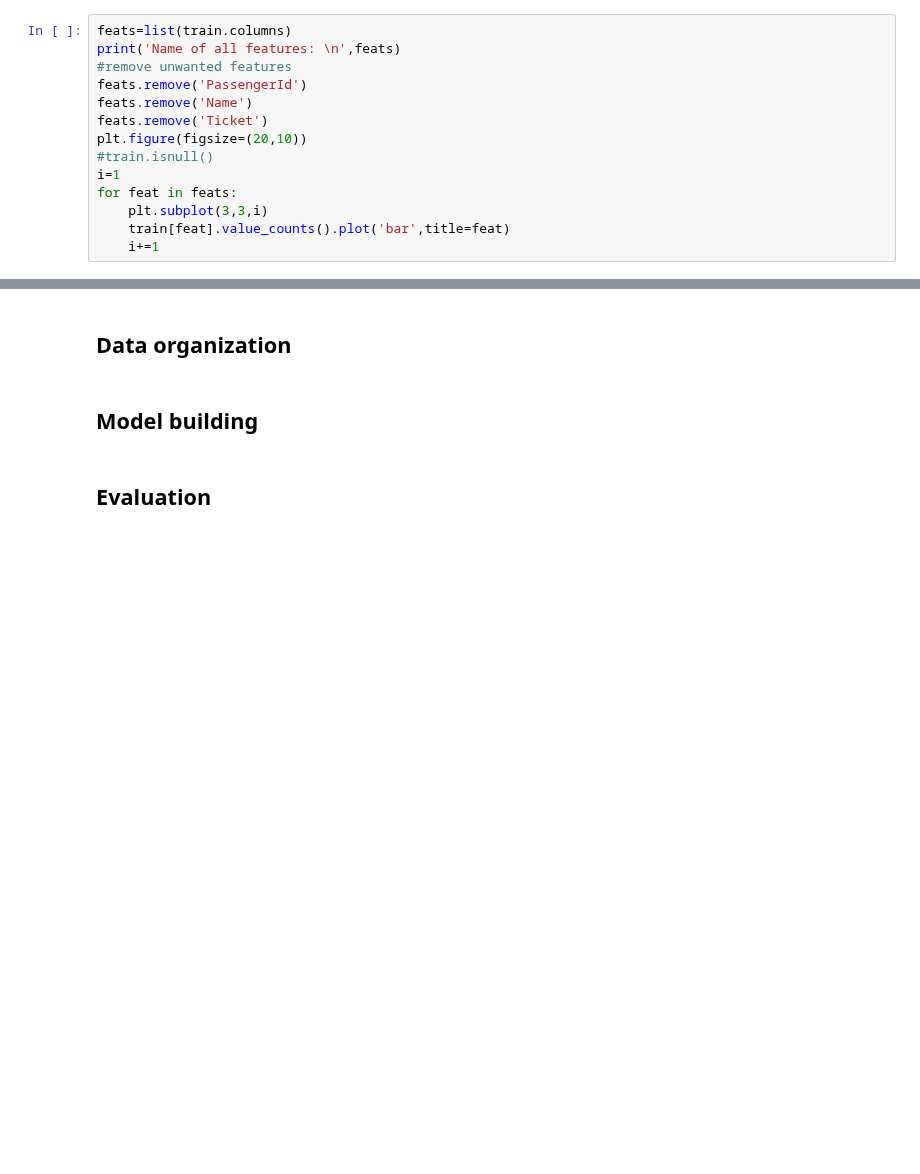
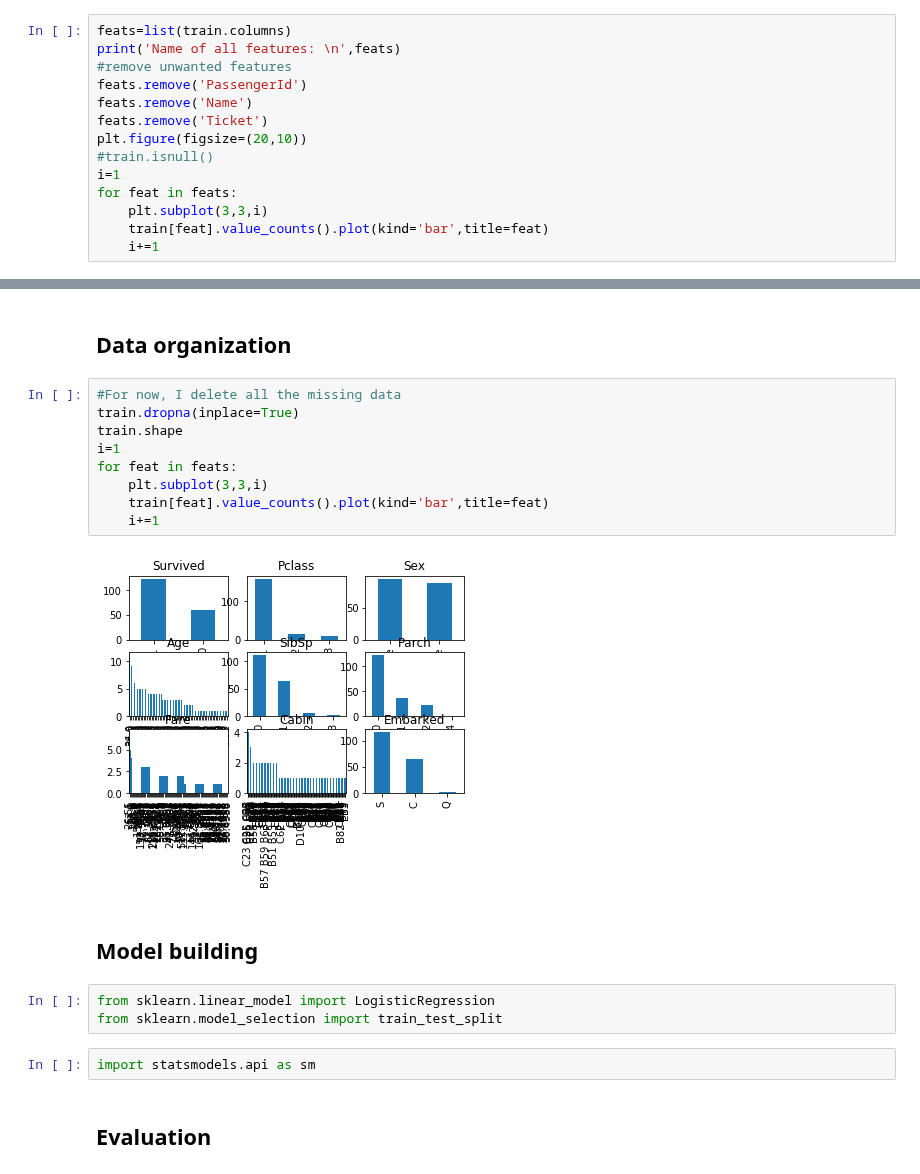
Before and after one commit to duonghung86/Kaggle-competition, a Jupyter notebook: Titanic Logistic Regression.ipynb, the cells around one changed output, grey strips where cells are left out. Drawn from its saved outputs; the diff is of its cells as text; blank space fills up the shorter version.

```diff
--- a/Titanic Logistic Regression.ipynb
+++ b/Titanic Logistic Regression.ipynb
@@ -36,7 +35,7 @@ plt.figure(figsize=(20,10))
 i=1
 for feat in feats:
     plt.subplot(3,3,i)
-    train[feat].value_counts().plot('bar',title=feat)
+    train[feat].value_counts().plot(kind='bar',title=feat)
     i+=1
 # %% [output]
 Name of all features:
@@ -62,7 +61,23 @@ age.value_counts().plot('bar')
 [figure]
 # %% [markdown]
 ## Data organization
+# %%
+#For now, I delete all the missing data
+train.dropna(inplace=True)
+train.shape
+i=1
+for feat in feats:
+    plt.subplot(3,3,i)
+    train[feat].value_counts().plot(kind='bar',title=feat)
+    i+=1
+# %% [output]
+[figure, added]
 # %% [markdown]
 ## Model building
+# %%
+from sklearn.linear_model import LogisticRegression
+from sklearn.model_selection import train_test_split
+# %%
+import statsmodels.api as sm
 # %% [markdown]
 ## Evaluation
```
Also changed, not shown: parts of 2 cells of this notebook.
